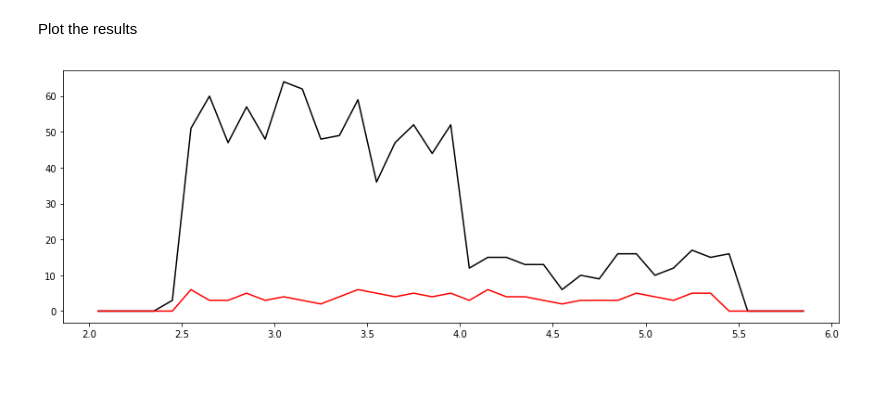
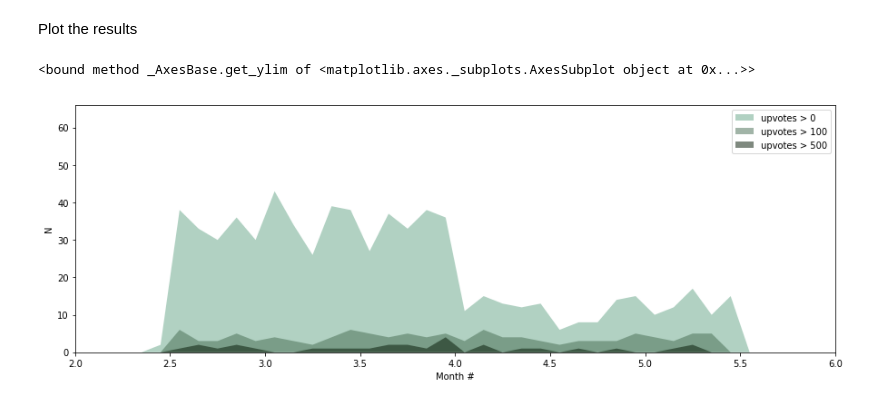
Before and after one commit to timberhill/reddy, a Jupyter notebook: reddy.ipynb, the cells around one changed output. Drawn from its saved outputs; the diff is of its cells as text; code cells hidden in the pictures; blank space fills up the shorter version.

Commit message:
updated histogram style

```diff
--- a/reddy.ipynb
+++ b/reddy.ipynb
@@ -46,25 +47,30 @@ cache.update_all_indices()
 # %% [markdown]
 Plot the results
 # %%
+upvote_limits = [0, 100, 500]
+colours = ["#64a587", "#446b50", "#011501"]
+alphas = [0.5, 0.5, 0.5]
+
 posts = cache.select(subreddit_name, t=None)
-
 posts["created_utc_obj"] = posts.apply(lambda row: datetime.utcfromtimestamp(row["created_utc"]), axis=1)
-
 months_all  = [t.month + t.day/31 for t in posts["created_utc_obj"]]
-months_some = [t.month + t.day/31 for t in posts.where(posts["ups"] > 100).dropna(axis=0, how='any')["created_utc_obj"]]
-import numpy as np
 
 f, ax = plt.subplots(1, 1, figsize=(15, 5))
 bins = np.arange(2, 6, 1.0 / 10)
 
-y, x = np.histogram(months_all, bins=bins)
-x = 0.5*(x[1:]+x[:-1])
-ax.plot(x, y, "k-")
+for i, ulim in enumerate(upvote_limits):
+    months_some = [t.month + t.day/31 for t in posts.where(posts["ups"] > ulim).dropna(axis=0, how='any')["created_utc_obj"]]
+    y, x = np.histogram(months_some, bins=bins)
+    x = 0.5 * (x[1:] + x[:-1])
+    ax.fill(x, y, c=colours[i], alpha=alphas[i], lw=0, label=f"upvotes > {ulim}")
 
-y, x = np.histogram(months_some, bins=bins)
-x = 0.5*(x[1:]+x[:-1])
-ax.plot(x, y, "r-")
+ax.set_xlim(2, 6)
+ax.set_ylim(0, ax.get_ylim()[1])
+ax.set_xlabel("Month #")
+ax.set_ylabel("N")
 
+plt.legend()
 plt.show()
 # %% [output]
+<bound method _AxesBase.get_ylim of <matplotlib.axes._subplots.AxesSubplot object at 0x...>>
-[figure, old version]
+[figure, new version]
```
Also changed, not shown: parts of 1 cell of this notebook.
